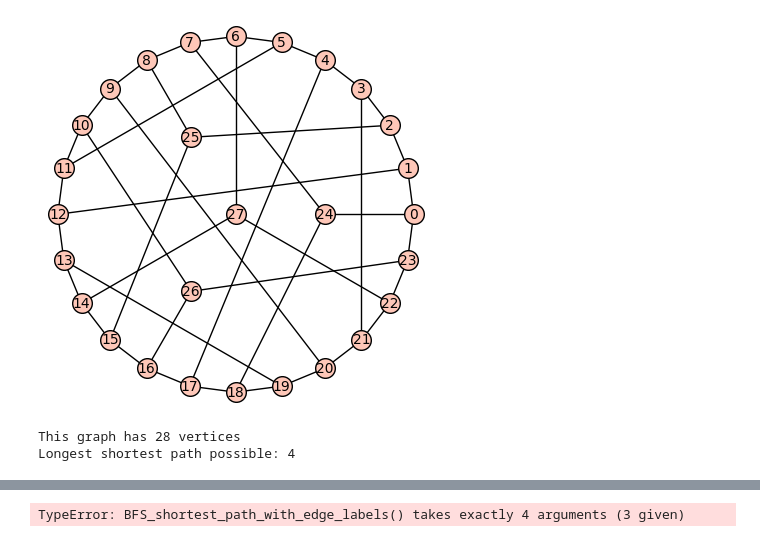
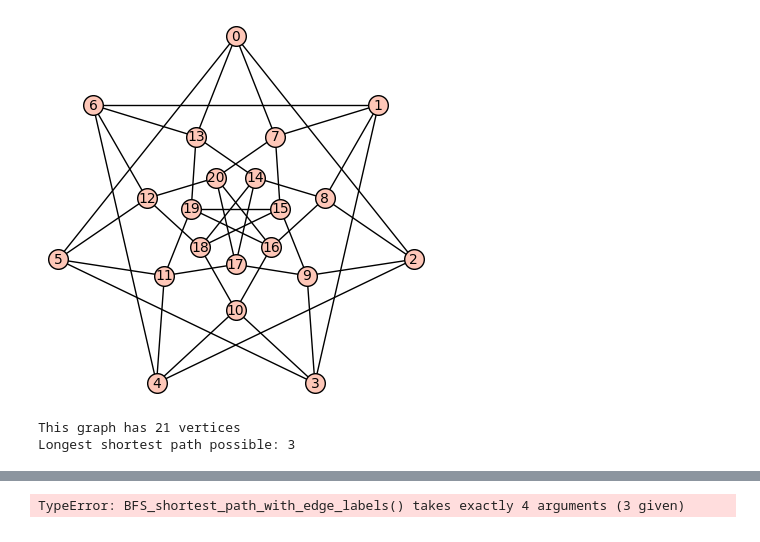
Before and after one commit to alexhutman/zftools, a Jupyter notebook: zeroforcing.ipynb, the cells around one changed output, grey strips where cells are left out. Saved outputs shown, nothing was run; the diff lists cells and outputs as text; code cells hidden in the pictures.

```diff
--- a/zeroforcing.ipynb
+++ b/zeroforcing.ipynb
@@ -109,30 +3,30 @@ def BFS_shortest_path_with_edge_labels_OLD(G, start_vertex, end_vertex):
 # %%
 # Initialize a test graph and the associated ZFSearchMetagraph
 #H = graphs.CubeGraph(5); H.relabel()
 #H = graphs.PetersenGraph()
-H = graphs.CoxeterGraph()       # DNF/DNF/1,284sec/339sec/220sec
+#H = graphs.CoxeterGraph()       # DNF/DNF/1,284sec/339sec/220sec
 #H = graphs.RobertsonGraph()     # DNF
 #H = graphs.HeawoodGraph()       # 1.46/~1.20sec/1.03sec/0.22sec/0.16sec/0.12sec
-#H = graphs.BrinkmannGraph()     # DNF/DNF/66.5sec/43.3sec/29.81sec/25.97sec
+H = graphs.BrinkmannGraph()     # DNF/DNF/66.5sec/43.3sec/29.81sec/25.97sec
 #H = graphs.HoffmanGraph()       # ~19sec/~13.7sec/2.57sec/2.00sec/1.6sec
 #H = graphs.ClebschGraph()       # DNF/36.3sec/12.8sec/7.8sec/6.7sec/4.8sec/4.22sec/2.90sec
 #H = graphs.DesarguesGraph()     # 14.56sec/8.00sec/5.6sec
 #H = graphs.DodecahedralGraph()  # ~25.9sec/~8.9sec/~4.2sec/3.02sec/2.90sec/2.12sec/1.07sec/0.80sec
 #H = graphs.HoffmanGraph().complement()
 #H = graphs.CompleteGraph(16)
 #H = graphs.RandomTree(22)
 #H = graphs.PathGraph(10000)
 if H.num_verts() < 50:
     H.show()
 #metaGraph = ZFSearchMetagraphBITSET.ZFSearchMetagraphBITSET(H)
-metaGraph = ZFSearchMetagraph.ZFSearchMetagraph(H)
+metaGraph = ZFSearchMetagraph(H)
 print "\n"
 print "This graph has", H.num_verts(), "vertices"
 print "Longest shortest path possible:", H.diameter()
 # %% [output]
-[figure, old version]
+[figure, new version]
-This graph has 28 vertices
-Longest shortest path possible: 4
+This graph has 21 vertices
+Longest shortest path possible: 3
 # %%
 %time X = BFS_shortest_path_with_edge_labels_OLD(metaGraph, [], H.vertices())
 
```
Also changed, not shown: parts of 5 cells of this notebook, 1 other file.
